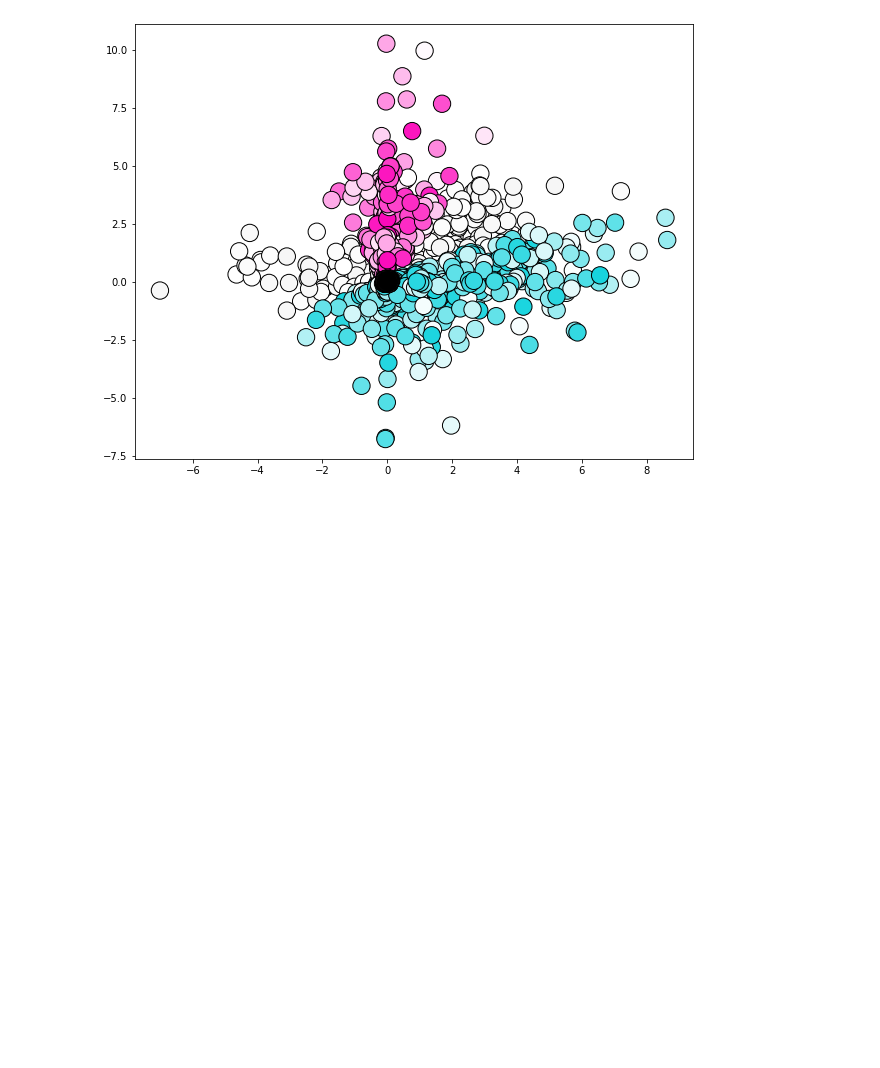
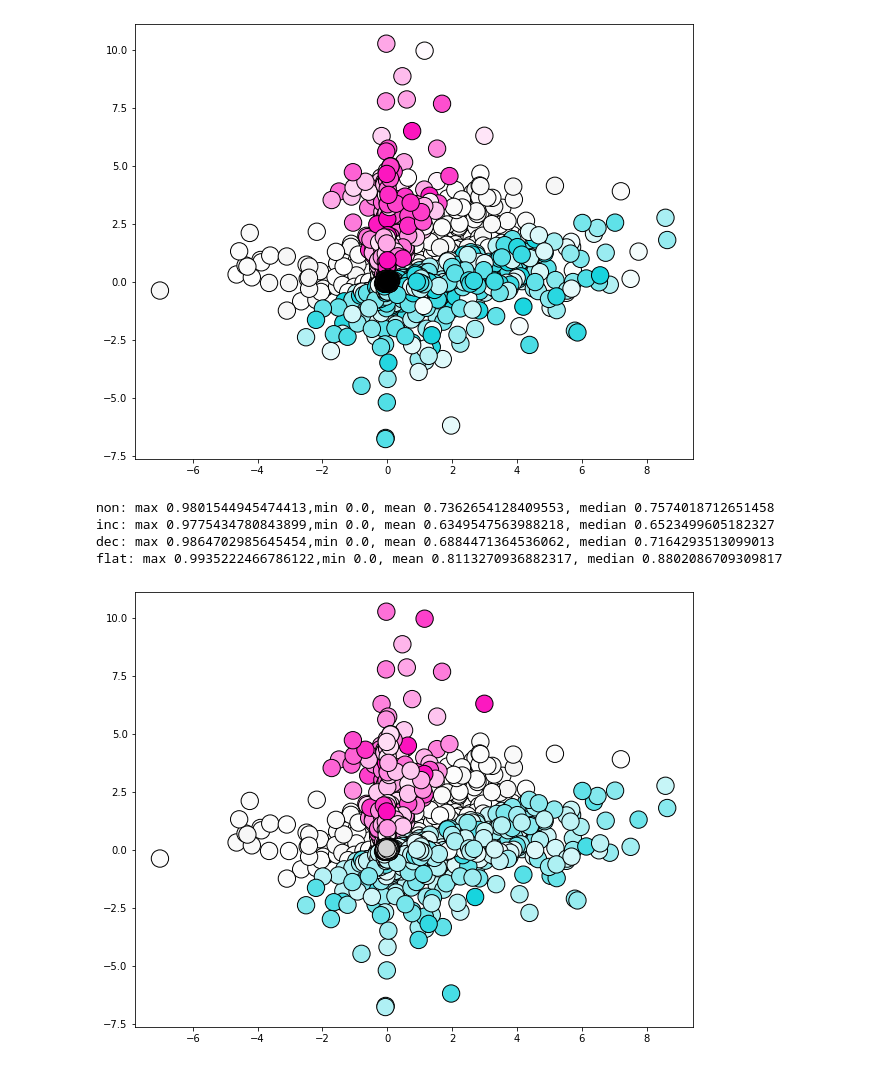
Before and after one commit to ClandininLab/brainsss, a Jupyter notebook: notebooks/20260203_behavior_all.ipynb, the cells around one changed output. Cells and saved outputs as stored; diff of their text form; code cells hidden in the pictures; blank space fills up the shorter version.

```diff
--- a/notebooks/20260203_behavior_all.ipynb
+++ b/notebooks/20260203_behavior_all.ipynb
@@ -654,3 +680,29 @@ for key in order:
 plt.show()
 # %% [output]
 [figure]
+# %%
+fig, ax = plt.subplots(figsize=(10, 8))
+
+behavior_set = pre_post
+order = ['non', 'inc', 'dec', 'flat']
+
+for key in order:
+    arr = np.asarray(behavior_set[key])  # columns: x, y, trial
+    x, y, trial = arr[:, 0], arr[:, 1], arr[:, 3]       # w in [0,1]
+    # map trial 1..200 -> whiteness 1..0 (trial=1 is lightest)
+    w = 1 - (trial - 1) / (np.max(trial) - 1)          # w in [0,1]
+    # optional: don’t wash out completely
+    w = 0.99 * w
+    print(f'{key}: max {np.max(w)},min {np.min(w)}, mean {np.mean(w)}, median {np.median(w)}')
+
+    colors = [blend_with_white(behavior_colors[key], wi) for wi in w]
+
+    ax.scatter(x, y, s=300, c=colors, edgecolor='k', label=key)
+
+plt.show()
+# %% [output]
+non: max 0.9801544945474413,min 0.0, mean 0.7362654128409553, median 0.7574018712651458
+inc: max 0.9775434780843899,min 0.0, mean 0.6349547563988218, median 0.6523499605182327
+dec: max 0.9864702985645454,min 0.0, mean 0.6884471364536062, median 0.7164293513099013
+flat: max 0.9935222466786122,min 0.0, mean 0.8113270936882317, median 0.8802086709309817
+[figure, added]
```
Also changed, not shown: parts of 8 cells of this notebook, 4 other files.
